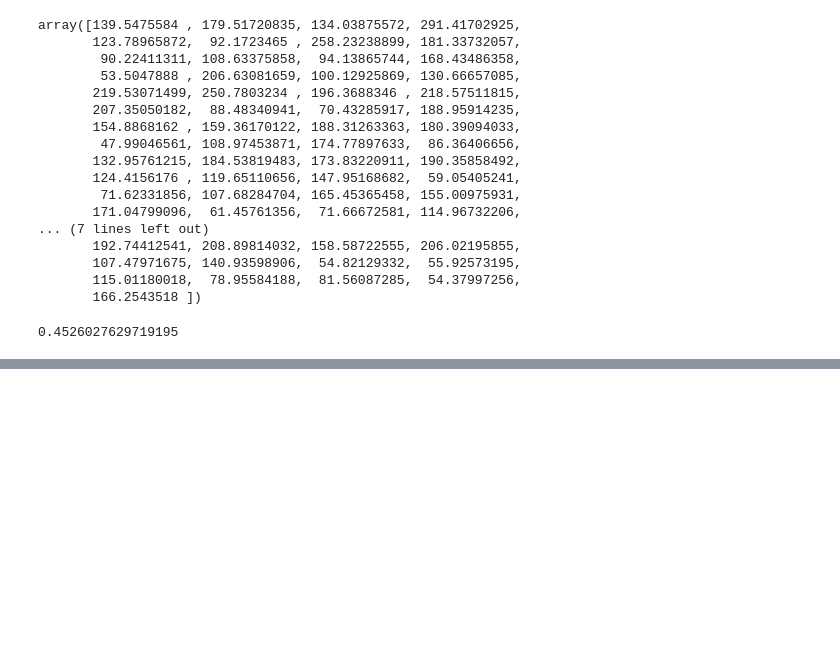
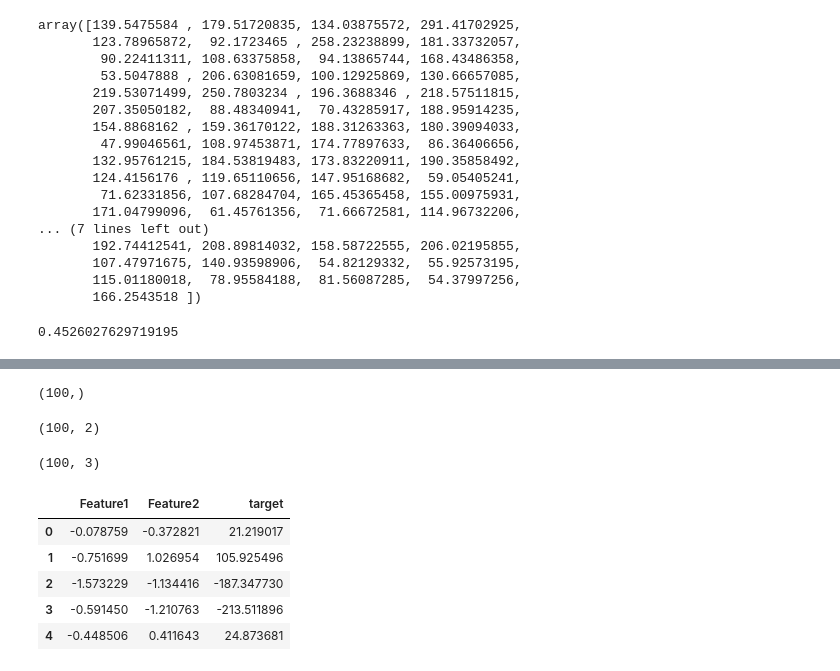
Before and after one commit to DeepSalman/Machine_Learning, a Jupyter notebook: Linear_Regression/multiplelinreg.ipynb, the cells around one changed output, grey strips where cells are left out. Drawn from its saved outputs; the diff is of its cells as text; code cells hidden in the pictures; blank space fills up the shorter version.

```diff
--- a/Linear_Regression/multiplelinreg.ipynb
+++ b/Linear_Regression/multiplelinreg.ipynb
@@ -97,0 +107,2 @@ r2_score(y_test,y_pred)
+# %%
+x,y=make_regression(n_samples=100,n_features=2,n_informative=2,n_targets=1,noise=50)
@@ -97,0 +129,23 @@ r2_score(y_test,y_pred)
+# %%
+y.shape
+# %% [output]
+(100,)
+# %%
+x.shape
+# %% [output]
+(100, 2)
+# %%
+df=pd.DataFrame({'Feature1':x[:,0],'Feature2':x[:,1],'target':y })
+# %%
+df.shape
+# %% [output]
+(100, 3)
+# %%
+df.head(5)
+# %% [output]
+|  | Feature1 | Feature2 | target |
+| 0 | -0.078759 | -0.372821 | 21.219017 |
+| 1 | -0.751699 | 1.026954 | 105.925496 |
+| 2 | -1.573229 | -1.134416 | -187.347730 |
+| 3 | -0.591450 | -1.210763 | -213.511896 |
+| 4 | -0.448506 | 0.411643 | 24.873681 |
```
Also changed, not shown: parts of 5 cells of this notebook.
